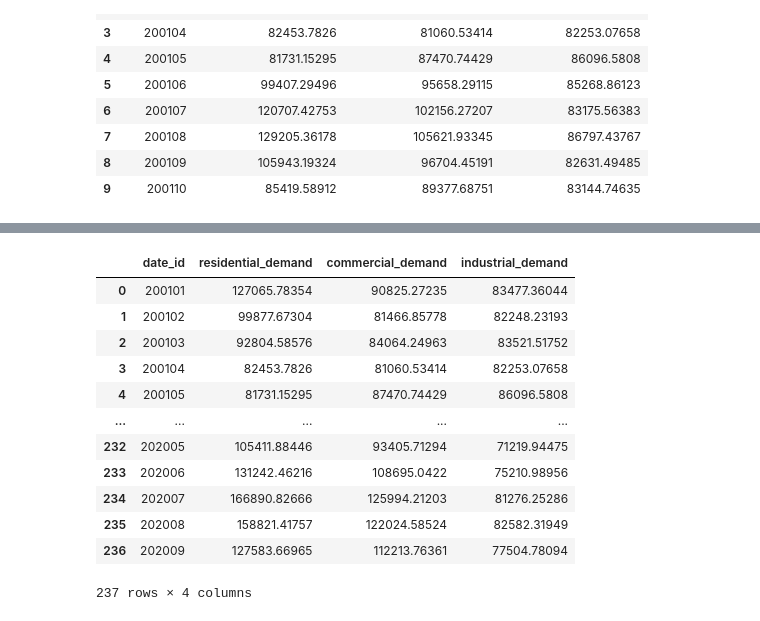
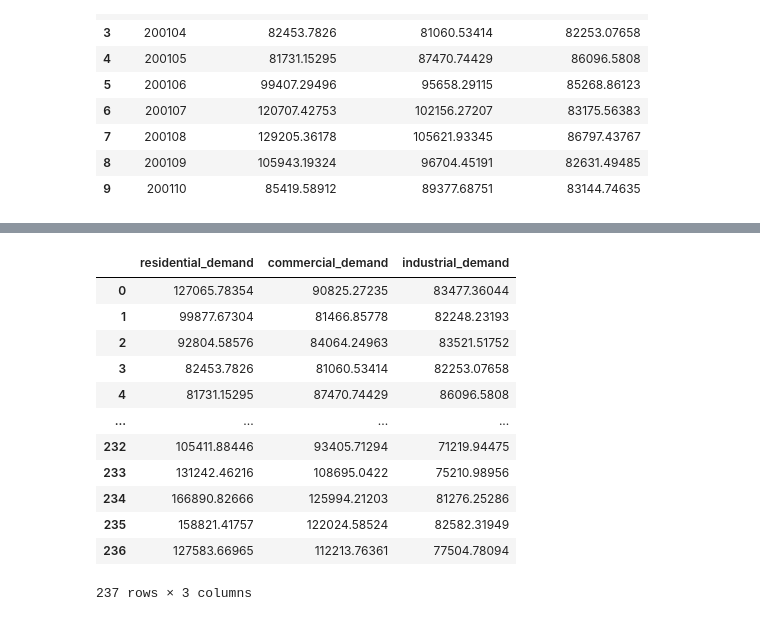
Before and after one commit to ksieng2012/ETL_Project, a Jupyter notebook: Notebooks/electricity_demand_price.ipynb, the cells around one changed output, grey strips where cells are left out. Drawn from its saved outputs; the diff is of its cells as text; code cells hidden in the pictures.

```diff
--- a/Notebooks/electricity_demand_price.ipynb
+++ b/Notebooks/electricity_demand_price.ipynb
@@ -145,3 +180,6 @@ df_demand_final.head(10)
 | 7 | 200108 | 129205.36178 | 105621.93345 | 86797.43767 |
 | 8 | 200109 | 105943.19324 | 96704.45191 | 82631.49485 |
 | 9 | 200110 | 85419.58912 | 89377.68751 | 83144.74635 |
+# %%
+df_demand_final.drop(["Series Key"], axis=1, inplace = True)
+df_demand_final
@@ -148,16 +200,16 @@ df_demand_final.head(10)
 # %%
-df_demand_final.rename(columns={"ELEC.SALES.US-RES.M": "residential_demand", "ELEC.SALES.US-COM.M": "commercial_demand", "ELEC.SALES.US-IND.M":"industrial_demand", "Series Key":"date_id"})
+df_demand_final.rename(columns={"ELEC.SALES.US-RES.M": "residential_demand", "ELEC.SALES.US-COM.M": "commercial_demand", "ELEC.SALES.US-IND.M":"industrial_demand"})
 # %% [output]
-|  | date_id | residential_demand | commercial_demand | industrial_demand |
-| 0 | 200101 | 127065.78354 | 90825.27235 | 83477.36044 |
-| 1 | 200102 | 99877.67304 | 81466.85778 | 82248.23193 |
-| 2 | 200103 | 92804.58576 | 84064.24963 | 83521.51752 |
-| 3 | 200104 | 82453.7826 | 81060.53414 | 82253.07658 |
-| 4 | 200105 | 81731.15295 | 87470.74429 | 86096.5808 |
-| ... | ... | ... | ... | ... |
-| 232 | 202005 | 105411.88446 | 93405.71294 | 71219.94475 |
-| 233 | 202006 | 131242.46216 | 108695.0422 | 75210.98956 |
-| 234 | 202007 | 166890.82666 | 125994.21203 | 81276.25286 |
-| 235 | 202008 | 158821.41757 | 122024.58524 | 82582.31949 |
-| 236 | 202009 | 127583.66965 | 112213.76361 | 77504.78094 |
+|  | residential_demand | commercial_demand | industrial_demand |
+| 0 | 127065.78354 | 90825.27235 | 83477.36044 |
+| 1 | 99877.67304 | 81466.85778 | 82248.23193 |
+| 2 | 92804.58576 | 84064.24963 | 83521.51752 |
+| 3 | 82453.7826 | 81060.53414 | 82253.07658 |
+| 4 | 81731.15295 | 87470.74429 | 86096.5808 |
+| ... | ... | ... | ... |
+| 232 | 105411.88446 | 93405.71294 | 71219.94475 |
+| 233 | 131242.46216 | 108695.0422 | 75210.98956 |
+| 234 | 166890.82666 | 125994.21203 | 81276.25286 |
+| 235 | 158821.41757 | 122024.58524 | 82582.31949 |
+| 236 | 127583.66965 | 112213.76361 | 77504.78094 |
-237 rows × 4 columns
+237 rows × 3 columns
```
Also changed, not shown: parts of 6 cells of this notebook.
